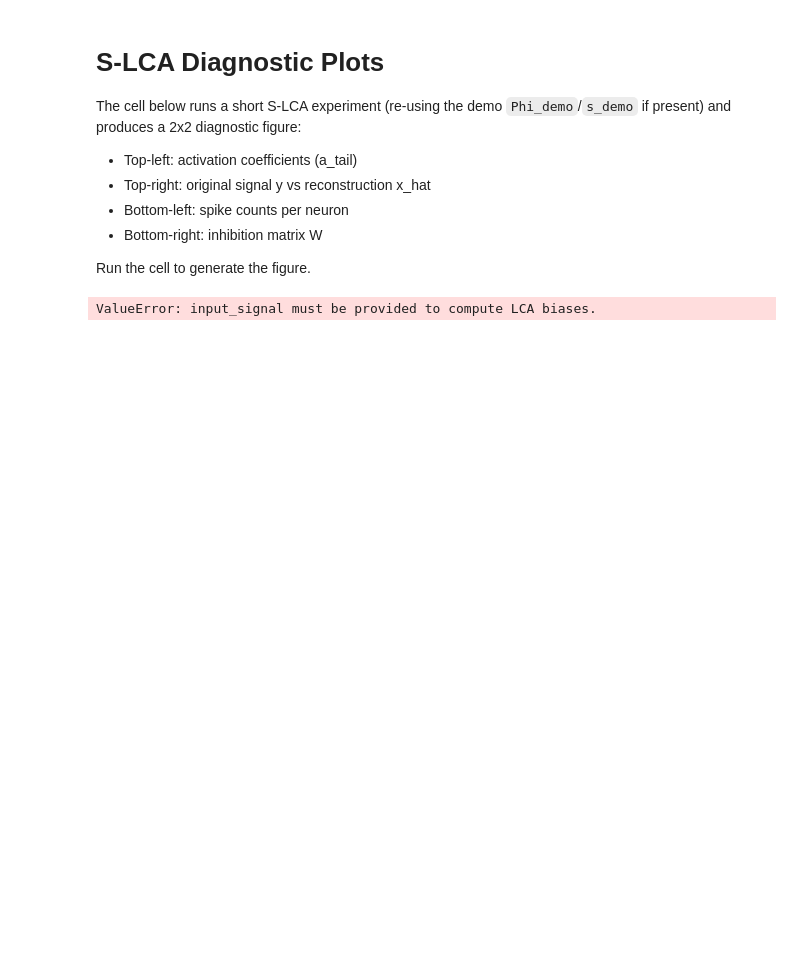
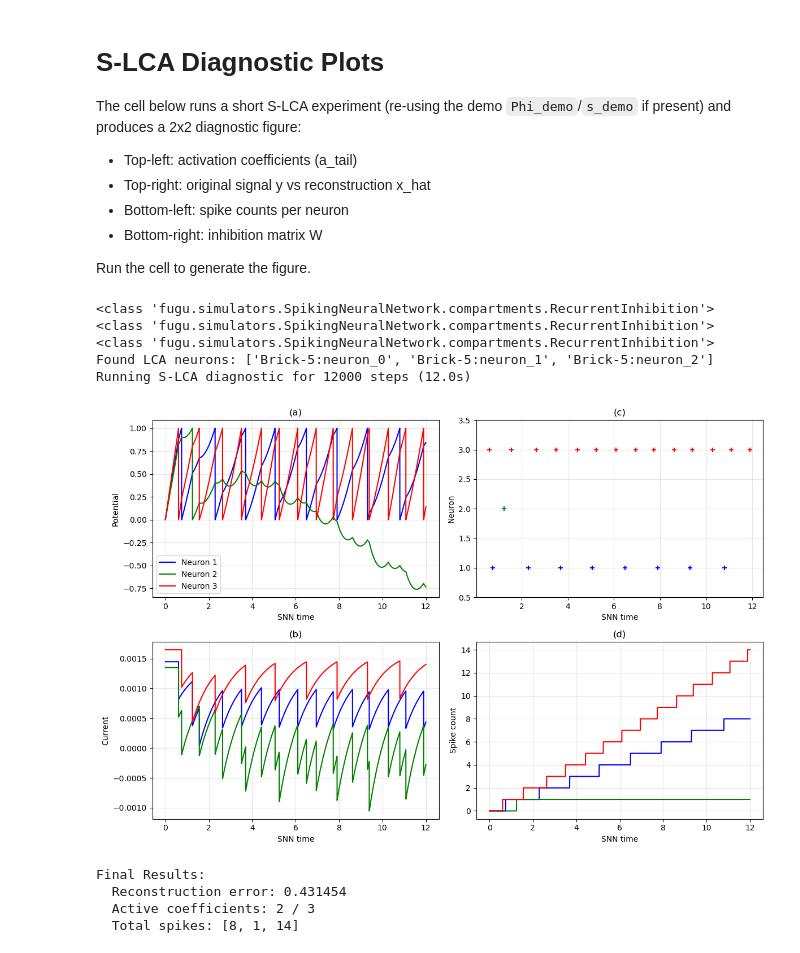
Before and after one commit to kameron-gano/Fugu_dev, a Jupyter notebook: examples/notebooks/lca_dev.ipynb, the cells around one changed output. Saved outputs shown, nothing was run; the diff lists cells and outputs as text; code cells hidden in the pictures; blank space fills up the shorter version.

```diff
--- a/examples/notebooks/lca_dev.ipynb
+++ b/examples/notebooks/lca_dev.ipynb
@@ -170,39 +164,32 @@ import importlib, sys
 import numpy as np
 import matplotlib.pyplot as plt
 
-# Try to reuse variables from previous cells; otherwise create small demo
-try:
-    Phi_demo
-    s_demo
-    lam_demo
-except NameError:
-    Phi_demo = np.array([
-        [0.3313, 0.8148, 0.4364],
-        [0.8835, 0.3621, 0.2182],
-        [0.3313, 0.4527, 0.8729],
-    ], dtype=float)
-    s_demo = np.array([0.5, 1.0, 1.5], dtype=float)
-    lam_demo = 0.1
 
-# Import and reload backend to pick up local edits
-from fugu.backends import slca_Backend
-importlib.reload(sys.modules.get('fugu.backends.slca_backend', sys.modules.get('fugu.backends')))
+Phi_demo = np.array([
+    [0.3313, 0.8148, 0.4364],
+    [0.8835, 0.3621, 0.2182],
+    [0.3313, 0.4527, 0.8729],
+], dtype=float)
 
-# Build a minimal scaffold if not present
-from fugu import Scaffold
-from fugu.bricks import LCABrick
+s_demo = np.array([0.5, 1.0, 1.5], dtype=float)
+lam_demo = 0.1
+dt = 1e-3
+scaffold = Scaffold()
 
-scaffold = Scaffold()
-scaffold.add_brick(LCABrick(Phi=Phi_demo), output=True)
+scaffold.add_brick(
+    LCABrick(Phi=Phi_demo, input_signal=s_demo, dt=dt, lam=lam_demo),
+    output=True
+)
+
 scaffold.lay_bricks()
-
+dt = 1e-3
 # Compile backend for diagnostic run with logging
 backend = slca_Backend()
 backend.compile(scaffold=scaffold, compile_args={
     'y': s_demo,
     'Phi': Phi_demo,
     'lam': lam_demo,
-    'dt': 1e-3,
+    'dt': dt,
     'tau_syn': 1.0,
     'T_steps': 12000,  # longer for better plots
     't0_steps': 100,
@@ -219,12 +206,12 @@ for name, neuron in backend.nn.nrns.items():
     if hasattr(neuron, 'spike_hist'):
         neuron.spike_hist = []
 
-print(f"Running S-LCA diagnostic for {backend.T_steps} steps ({backend.T_steps*backend.dt:.1f}s)")
+print(f"Running S-LCA diagnostic for {backend.T_steps} steps ({backend.T_steps*dt:.1f}s)")
 
 # Run step-by-step to collect detailed logging
 T_plot = 12.0  # seconds to plot
-steps_to_plot = int(T_plot / backend.dt)
-time_axis = np.arange(steps_to_plot) * backend.dt
+steps_to_plot = int(T_plot / dt)
+time_axis = np.arange(steps_to_plot) * dt
 
 v_traces = {name: [] for name in lca_neurons}
 spike_traces = {name: [] for name in lca_neurons}
@@ -282,32 +269,41 @@ for i, name in enumerate(lca_neurons):
 axes[0,1].set_xlabel('SNN time')
 axes[0,1].set_ylabel('Neuron')
 axes[0,1].set_title('(c)')
 axes[0,1].set_ylim(0.5, len(lca_neurons) + 0.5)
 axes[0,1].grid(True, alpha=0.3)
 
 # (d) Cumulative spike counts
 cumulative_counts = {}
 for i, name in enumerate(lca_neurons):
     cumulative_counts[name] = np.cumsum(spike_traces[name])
     color = ['blue', 'green', 'red'][i % 3]
     axes[1,1].plot(time_axis, cumulative_counts[name], color=color, label=f'Neuron {i+1}')
 axes[1,1].set_xlabel('SNN time')
 axes[1,1].set_ylabel('Spike count')
 axes[1,1].set_title('(d)')
 axes[1,1].grid(True, alpha=0.3)
 
 plt.tight_layout()
 plt.show()
 
 # Final results using the actual run method
-T_tail = (steps_to_plot - backend.t0_steps) * backend.dt
+T_tail = (steps_to_plot - backend.t0_steps) * dt
 mu_tail = backend.int_soma_current / max(T_tail, 1e-12)
 a_tail = np.maximum(0.0, mu_tail - backend.lam)
 x_hat = backend.Phi @ a_tail
 
 print(f"\nFinal Results:")
 print(f"  Reconstruction error: {np.linalg.norm(x_hat - s_demo):.6f}")
 print(f"  Active coefficients: {np.sum(a_tail>1e-6)} / {len(a_tail)}")
 print(f"  Total spikes: {[int(cumulative_counts[name][-1]) for name in lca_neurons]}")
 # %% [output]
-ValueError: input_signal must be provided to compute LCA biases.
+<class 'fugu.simulators.SpikingNeuralNetwork.compartments.RecurrentInhibition'>
+<class 'fugu.simulators.SpikingNeuralNetwork.compartments.RecurrentInhibition'>
+<class 'fugu.simulators.SpikingNeuralNetwork.compartments.RecurrentInhibition'>
+Found LCA neurons: ['Brick-5:neuron_0', 'Brick-5:neuron_1', 'Brick-5:neuron_2']
+Running S-LCA diagnostic for 12000 steps (12.0s)
+[figure, added]
+Final Results:
+  Reconstruction error: 0.431454
+  Active coefficients: 2 / 3
+  Total spikes: [8, 1, 14]
```
Also changed, not shown: parts of 3 cells of this notebook, 3 other files.
